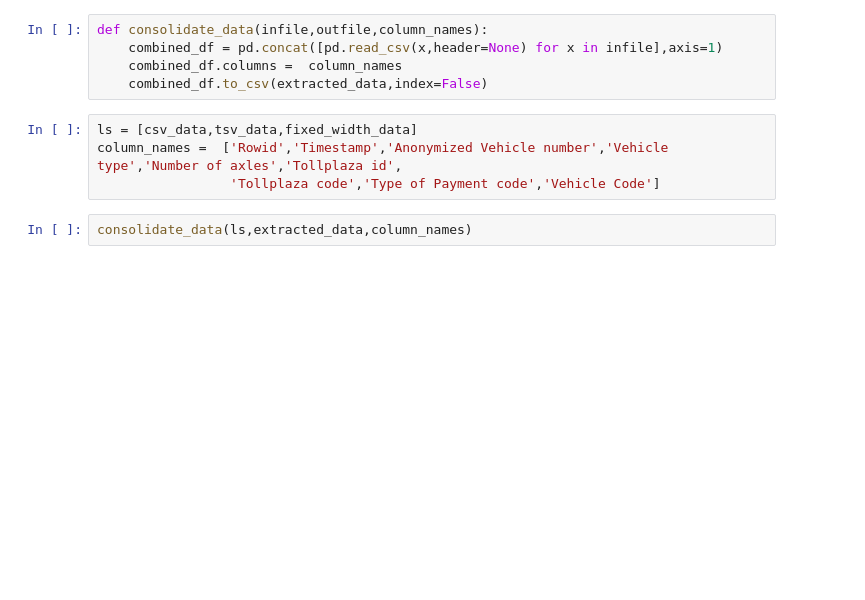
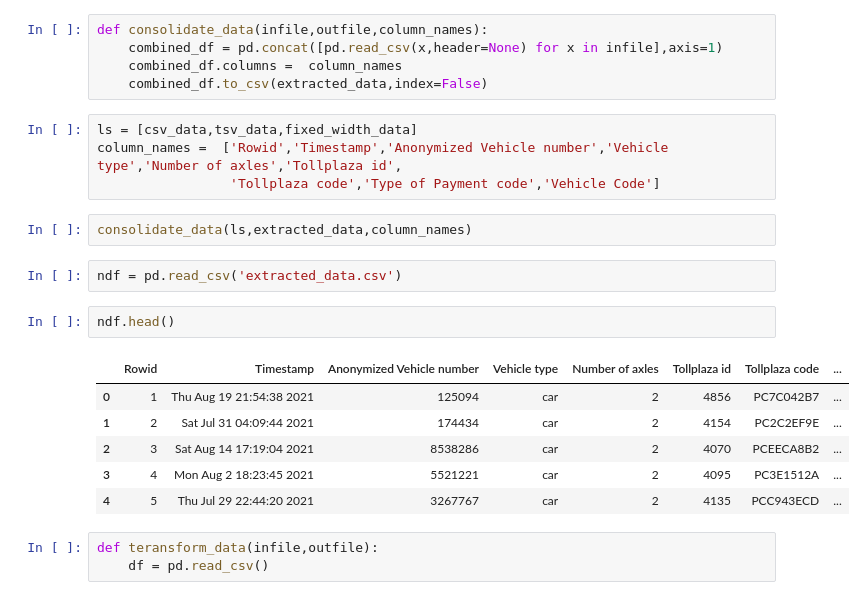
Before and after one commit to euphratesk/portf, a Jupyter notebook: Portfolio/AirFlow/Grad -Task/AIRFLOW COURSERA/Untitled.ipynb, the cells around one changed output. Saved outputs shown, nothing was run; the diff lists cells and outputs as text; blank space fills up the shorter version.

```diff
--- a/Portfolio/AirFlow/Grad -Task/AIRFLOW COURSERA/Untitled.ipynb
+++ b/Portfolio/AirFlow/Grad -Task/AIRFLOW COURSERA/Untitled.ipynb
@@ -420,3 +420,17 @@ column_names =  ['Rowid','Timestamp','Anonymized Vehicle number','Vehicle type',
                  'Tollplaza code','Type of Payment code','Vehicle Code']
 # %%
 consolidate_data(ls,extracted_data,column_names)
+# %%
+ndf = pd.read_csv('extracted_data.csv')
+# %%
+ndf.head()
+# %% [output]
+|  | Rowid | Timestamp | Anonymized Vehicle number | Vehicle type | Number of axles | Tollplaza id | Tollplaza code | ... |
+| 0 | 1 | Thu Aug 19 21:54:38 2021 | 125094 | car | 2 | 4856 | PC7C042B7 | ... |
+| 1 | 2 | Sat Jul 31 04:09:44 2021 | 174434 | car | 2 | 4154 | PC2C2EF9E | ... |
+| 2 | 3 | Sat Aug 14 17:19:04 2021 | 8538286 | car | 2 | 4070 | PCEECA8B2 | ... |
+| 3 | 4 | Mon Aug 2 18:23:45 2021 | 5521221 | car | 2 | 4095 | PC3E1512A | ... |
+| 4 | 5 | Thu Jul 29 22:44:20 2021 | 3267767 | car | 2 | 4135 | PCC943ECD | ... |
+# %%
+def teransform_data(infile,outfile):
+    df = pd.read_csv()
```
Also changed, not shown: parts of 2 cells of this notebook, 2 other files.
